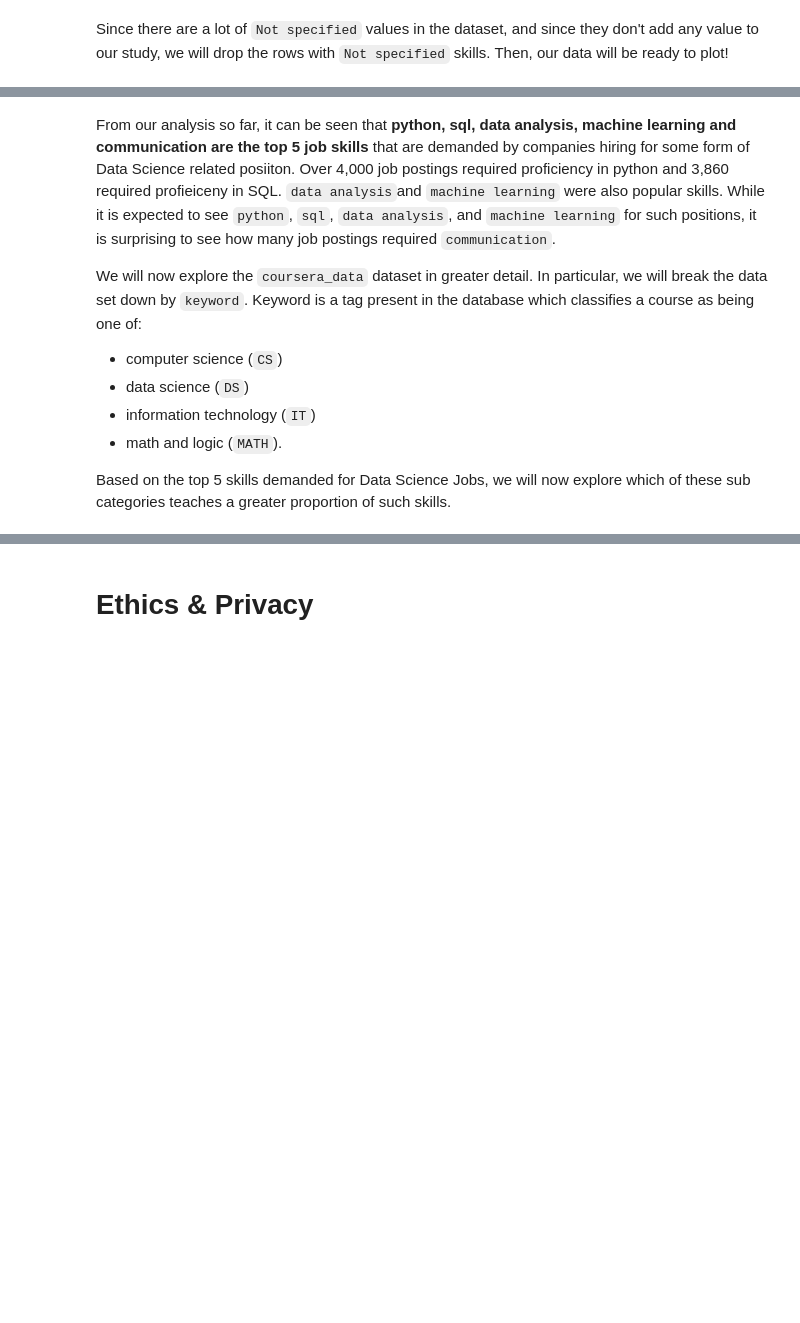
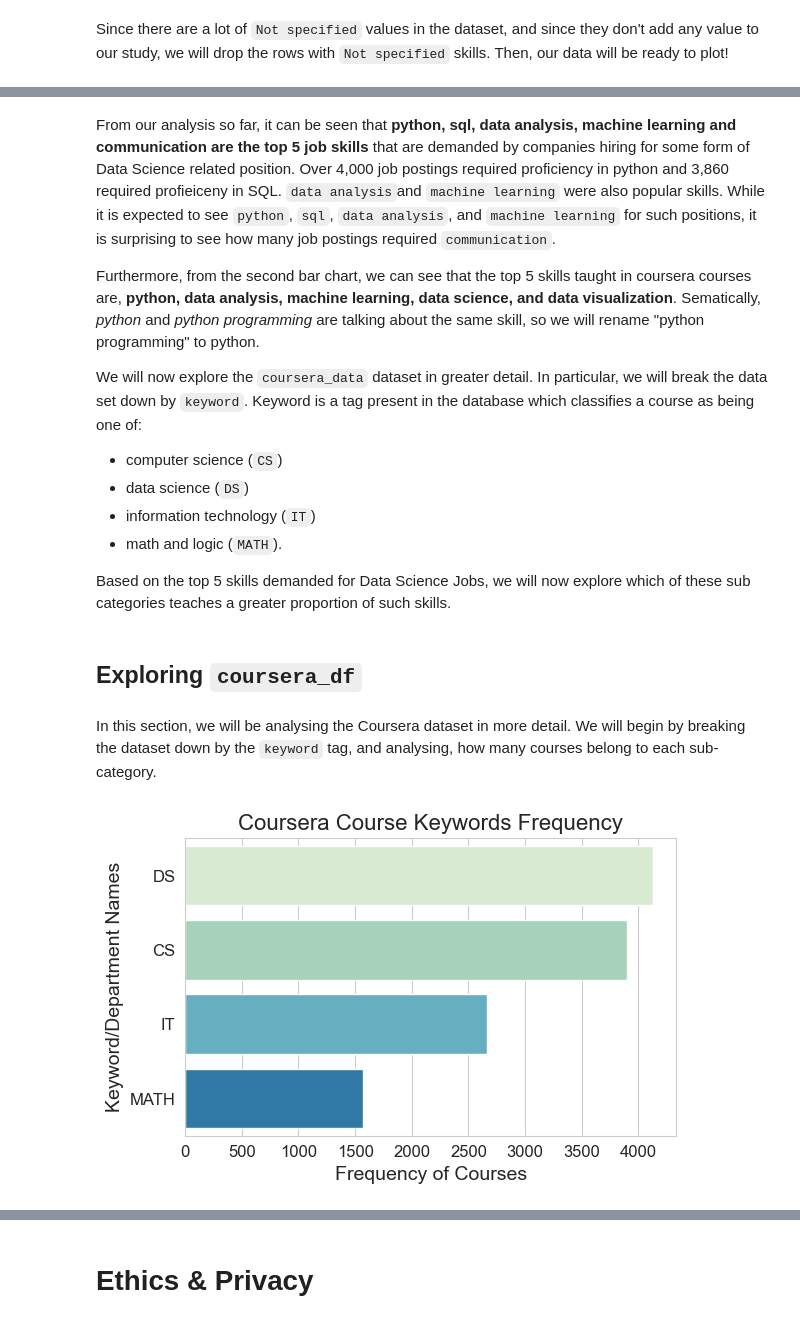
Before and after one commit to charvishukla/linkedIn-job-skills-coursera-analysis, a Jupyter notebook: EDACheckpoint_Group050_WI24.ipynb, the cells around one changed output, grey strips where cells are left out. Cells and saved outputs as stored; diff of their text form; code cells hidden in the pictures; blank space fills up the shorter version.

```diff
--- a/EDACheckpoint_Group050_WI24.ipynb
+++ b/EDACheckpoint_Group050_WI24.ipynb
@@ -446,6 +454,7 @@ Name: skill, dtype: int64
 # %% [markdown]
-From our analysis so far, it can be seen that **python, sql, data analysis, machine learning and communication are the top 5 job skills** that are demanded by companies hiring for some form of Data Science related posiiton. Over 4,000 job postings required proficiency in python and 3,860 required profieiceny in SQL. `data analysis`and `machine learning` were also popular skills. While it is expected to see `python`, `sql`, `data analysis`, and `machine learning` for such positions, it is surprising to see how many job postings required `communication`.
+From our analysis so far, it can be seen that **python, sql, data analysis, machine learning and communication are the top 5 job skills** that are demanded by companies hiring for some form of Data Science related position. Over 4,000 job postings required proficiency in python and 3,860 required profieiceny in SQL. `data analysis`and `machine learning` were also popular skills. While it is expected to see `python`, `sql`, `data analysis`, and `machine learning` for such positions, it is surprising to see how many job postings required `communication`.
 
+Furthermore, from the second bar chart, we can see that the top 5 skills taught in coursera courses are, **python, data analysis, machine learning, data science, and data visualization**. Sematically, _python_ and _python programming_ are talking about the same skill, so we will rename "python programming" to python.
 
 We will now explore the `coursera_data` dataset in greater detail. In particular, we will break the data set down by `keyword`. Keyword is a tag present in the database which classifies a course as being one of:
 - computer science (`CS`)
@@ -454,3 +463,23 @@ We will now explore the `coursera_data` dataset in greater detail. In particular
 -  math and logic (`MATH`).
 
 Based on the top 5 skills demanded for Data Science Jobs, we will now explore which of these sub categories teaches a greater proportion of such skills.
+# %% [markdown]
+## Exploring `coursera_df`
+# %% [markdown]
+In this section, we will be analysing the Coursera dataset in more detail. We will begin by breaking the dataset down by the `keyword` tag, and analysing, how many courses belong to each sub-category.
+# %%
+sns.set_style("whitegrid")
+plt.figure(figsize=(6, 4))
+sns.countplot(y='keyword', data=coursera_df, order=coursera_df['keyword'].value_counts().index, palette='GnBu')
+plt.title('Coursera Course Keywords Frequency', fontsize=16)
+plt.xlabel('Frequency of Courses', fontsize=14)
+plt.ylabel('Keyword/Department Names', fontsize=14)
+
+plt.xticks(fontsize=12)
+plt.yticks(fontsize=12)
+
+plt.tight_layout()
+f1 = plt.gcf()
+plt.show()
+# %% [output]
+[figure, added]
```
Also changed, not shown: parts of 10 cells of this notebook.
